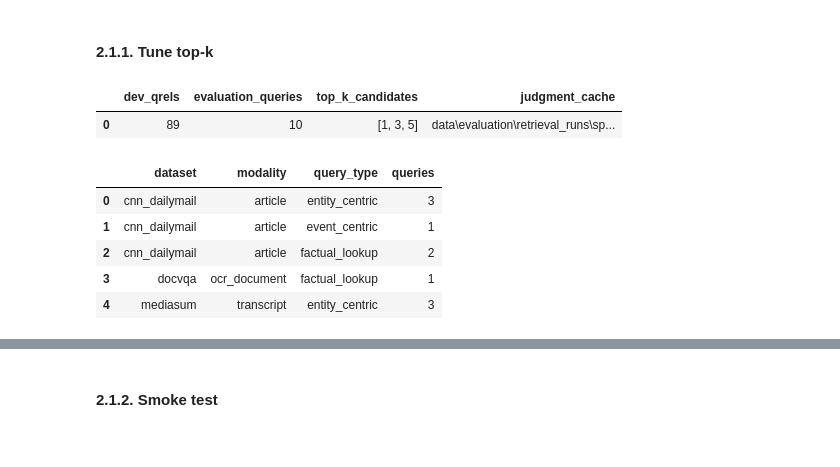
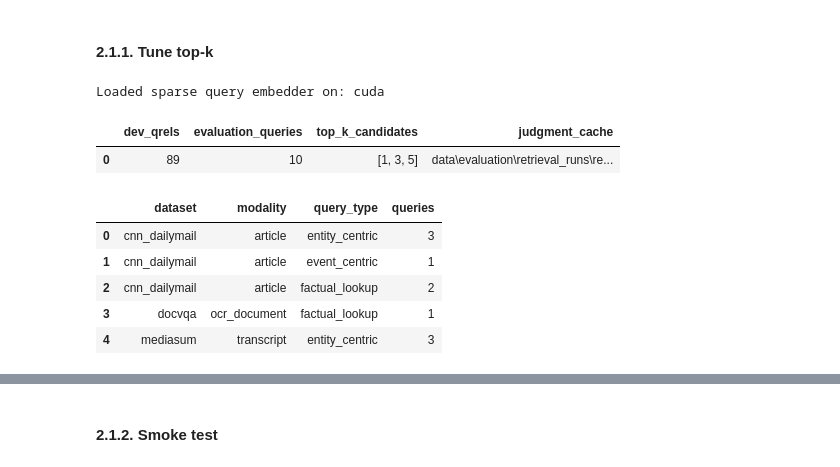
Before and after one commit to plminh-sdh/Design-and-Evaluation-of-Secure-Retrieval-Augmented-Systems-for-Large-Scale-Digital-Archives, a Jupyter notebook: Retrieval Component.ipynb, the cells around one changed output, grey strips where cells are left out. Saved outputs shown, nothing was run; the diff lists cells and outputs as text; code cells hidden in the pictures.

```diff
--- a/Retrieval Component.ipynb
+++ b/Retrieval Component.ipynb
@@ -243,12 +245,13 @@ SPARSE_VECTOR_NAME = "sparse"
 SPARSE_QUERY_EMBEDDING_MAX_LENGTH = 1024
 SPARSE_RETRIEVAL_TOP_K_CANDIDATES = [1, 3, 5]
 SPARSE_TUNING_MAX_K = max(SPARSE_RETRIEVAL_TOP_K_CANDIDATES)
-SPARSE_TUNING_MAX_QUERIES = 10  # Set to a small integer for a quick dry run.
+SPARSE_TUNING_MAX_QUERIES = None  # Set to a small integer for a quick dry run.
 SPARSE_TUNING_RELEVANCE_THRESHOLD = 2
 SPARSE_JUDGE_MAX_NEW_TOKENS = 1024
 SPARSE_JUDGE_MAX_RETRIES = 5
 SPARSE_JUDGE_RETRY_SLEEP_SECONDS = 2.0
-SPARSE_DEV_JUDGMENTS_JSONL = RETRIEVAL_EXPORT_DIR / "sparse_dev_judgments.jsonl"
+RETRIEVAL_DEV_JUDGMENTS_JSONL = RETRIEVAL_EXPORT_DIR / "retrieval_dev_judgments.jsonl"
+SPARSE_DEV_JUDGMENTS_JSONL = RETRIEVAL_DEV_JUDGMENTS_JSONL
 
 sparse_tuning_dev_qrels_df = load_retrieval_qrels(RETRIEVAL_QRELS_DEV_JSONL, valid_only=True)
 if sparse_tuning_dev_qrels_df.empty:
@@ -267,34 +270,35 @@ if "sparse_query_embedder" not in globals():
     sparse_query_embedder = BGEM3Embedder(
         device="cuda" if torch.cuda.is_available() else "cpu",
         require_cuda=False,
     )
     print(f"Loaded sparse query embedder on: {sparse_query_embedder.device}")
 
 if "qdrant_sparse_retriever" not in globals():
     qdrant_sparse_retriever = QdrantSparseRetriever(
         qdrant_driver=qdrant_retrieval_driver,
         embedder=sparse_query_embedder,
         vector_name=SPARSE_VECTOR_NAME,
         embedding_max_length=SPARSE_QUERY_EMBEDDING_MAX_LENGTH,
     )
 
 display(pd.DataFrame([{
     "dev_qrels": len(sparse_tuning_dev_qrels_df),
     "evaluation_queries": len(sparse_tuning_eval_qrels_df),
     "top_k_candidates": SPARSE_RETRIEVAL_TOP_K_CANDIDATES,
     "judgment_cache": str(SPARSE_DEV_JUDGMENTS_JSONL),
 }]))
 
 display(
     sparse_tuning_eval_qrels_df.groupby(["dataset", "modality", "query_type"], dropna=False)
     .size()
     .reset_index(name="queries")
     .sort_values(["dataset", "modality", "query_type"])
     .head(50)
 )
 # %% [output]
+Loaded sparse query embedder on: cuda
 |  | dev_qrels | evaluation_queries | top_k_candidates | judgment_cache |
-| 0 | 89 | 10 | [1, 3, 5] | data\evaluation\retrieval_runs\sp... |
+| 0 | 89 | 10 | [1, 3, 5] | data\evaluation\retrieval_runs\re... |
 |  | dataset | modality | query_type | queries |
 | 0 | cnn_dailymail | article | entity_centric | 3 |
 | 1 | cnn_dailymail | article | event_centric | 1 |
```
Also changed, not shown: parts of 15 cells of this notebook, 11 other files.
